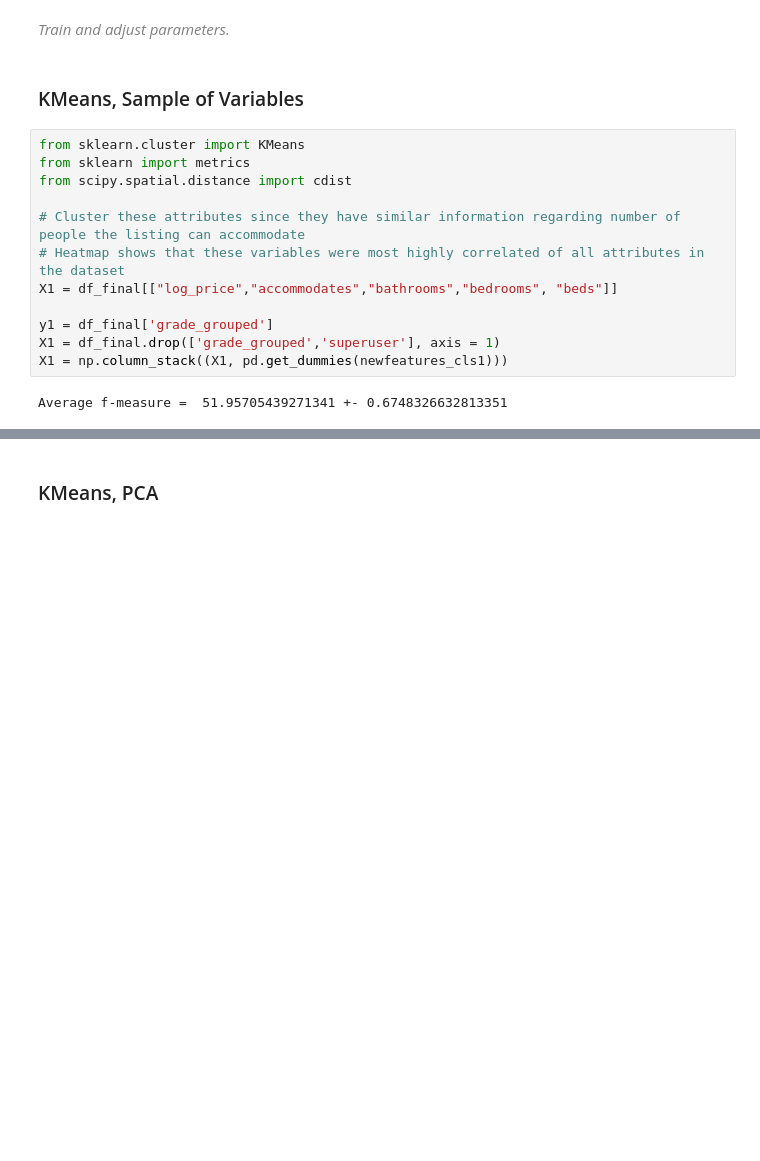
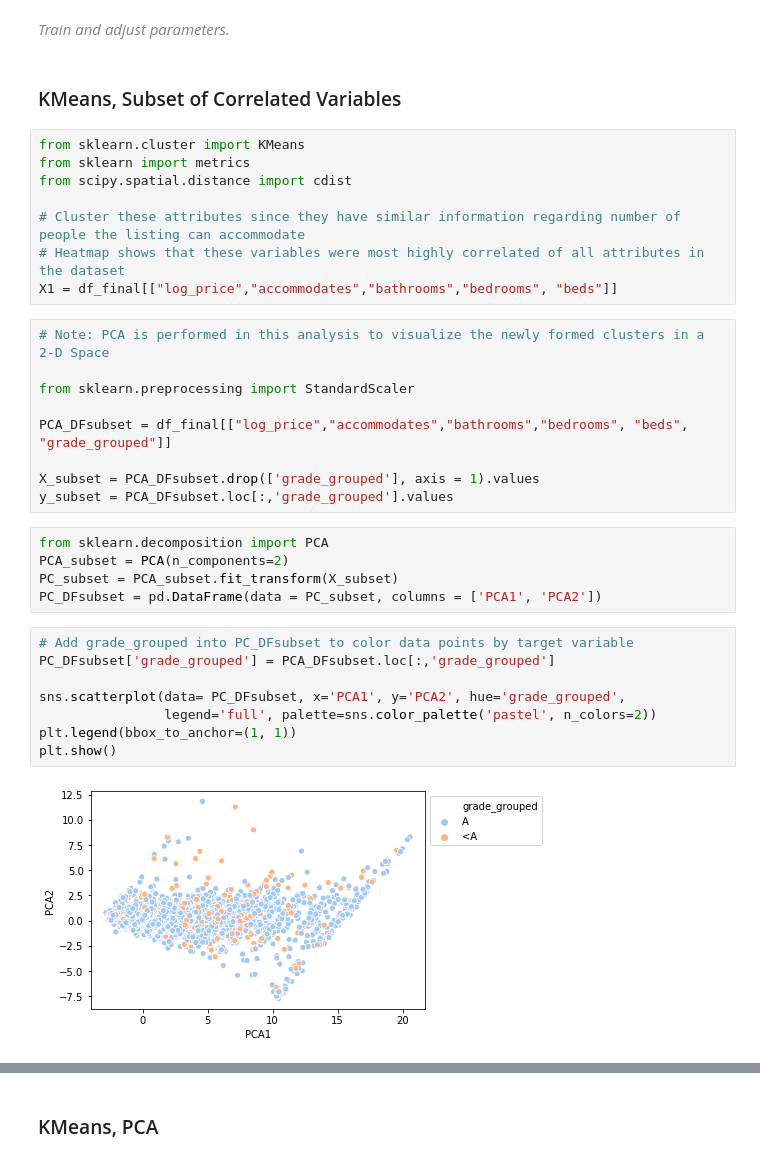
Before and after one commit to anguyen-07/DS7331-ML_Labs, a Jupyter notebook: Lab3_Clustering/DS7331_Lab3_Clustering_AirBnb.ipynb, the cells around one changed output, grey strips where cells are left out. Saved outputs shown, nothing was run; the diff lists cells and outputs as text; blank space fills up the shorter version.

Commit message:
Added Missing Cluster Viz

```diff
--- a/Lab3_Clustering/DS7331_Lab3_Clustering_AirBnb.ipynb
+++ b/Lab3_Clustering/DS7331_Lab3_Clustering_AirBnb.ipynb
@@ -500,7 +500,7 @@ When comparing this baseline model to the new classifier built with extracted fe
 Train and adjust parameters.
 </span></i>
 # %% [markdown]
-### KMeans, Sample of Variables
+### KMeans, Subset of Correlated Variables
 # %%
 from sklearn.cluster import KMeans
 from sklearn import metrics
@@ -509,9 +509,27 @@ from scipy.spatial.distance import cdist
 # Cluster these attributes since they have similar information regarding number of people the listing can accommodate
 # Heatmap shows that these variables were most highly correlated of all attributes in the dataset
 X1 = df_final[["log_price","accommodates","bathrooms","bedrooms", "beds"]]
-
-y1 = df_final['grade_grouped']
-X1 = df_final.drop(['grade_grouped','superuser'], axis = 1)
-X1 = np.column_stack((X1, pd.get_dummies(newfeatures_cls1)))
-# %% [output]
-Average f-measure =  51.95705439271341 +- 0.6748326632813351
+# %%
+# Note: PCA is performed in this analysis to visualize the newly formed clusters in a 2-D Space
+
+from sklearn.preprocessing import StandardScaler
+
+PCA_DFsubset = df_final[["log_price","accommodates","bathrooms","bedrooms", "beds", "grade_grouped"]]
+
+X_subset = PCA_DFsubset.drop(['grade_grouped'], axis = 1).values
+y_subset = PCA_DFsubset.loc[:,'grade_grouped'].values
+# %%
+from sklearn.decomposition import PCA
+PCA_subset = PCA(n_components=2)
+PC_subset = PCA_subset.fit_transform(X_subset)
+PC_DFsubset = pd.DataFrame(data = PC_subset, columns = ['PCA1', 'PCA2'])
+# %%
+# Add grade_grouped into PC_DFsubset to color data points by target variable
+PC_DFsubset['grade_grouped'] = PCA_DFsubset.loc[:,'grade_grouped']
+
+sns.scatterplot(data= PC_DFsubset, x='PCA1', y='PCA2', hue='grade_grouped',
+                legend='full', palette=sns.color_palette('pastel', n_colors=2))
+plt.legend(bbox_to_anchor=(1, 1))
+plt.show()
+# %% [output]
+[figure, added]
```
Also changed, not shown: parts of 33 cells of this notebook.
